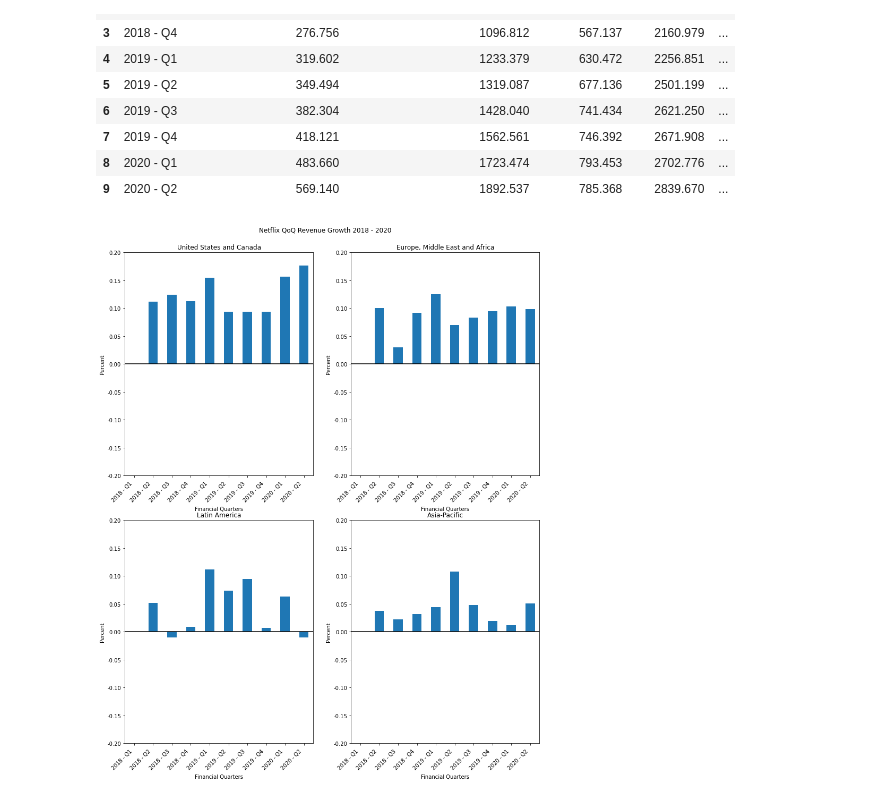
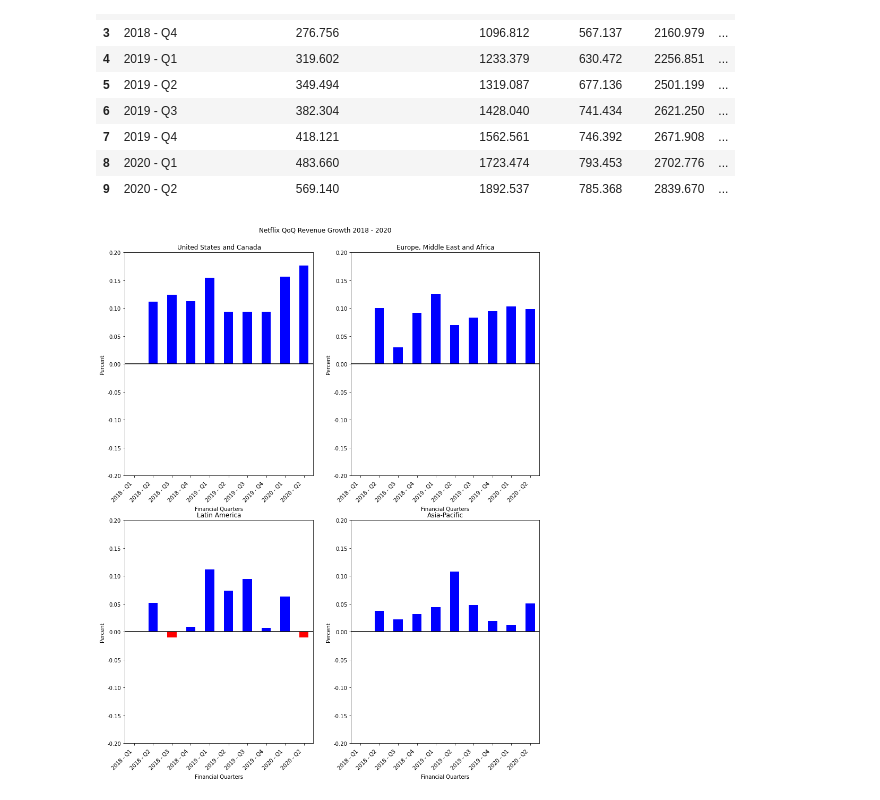
Before and after one commit to bryanngML/netflix_revenue_analysis, a Jupyter notebook: Netflix_Revenue_Analysis_r1.ipynb, the cells around one changed output. Cells and saved outputs as stored; diff of their text form; code cells hidden in the pictures.

```diff
--- a/Netflix_Revenue_Analysis_r1.ipynb
+++ b/Netflix_Revenue_Analysis_r1.ipynb
@@ -165,31 +165,31 @@ netflix_pivot_df
 # %%
 region_growth = ['United States and Canada',
                  'Europe, Middle East and Africa',
                  'Latin America',
                  'Asia-Pacific']
 yticks = []
 ystart = -0.20
 ystep = 0.05
 
 for count in range(9):
     yticks.append((count*ystep) + ystart)
 
 fig = plt.figure(figsize=(14,17))
 plt.suptitle("Netflix QoQ Revenue Growth 2018 - 2020", y=0.92)
 
 
 for i in range(4):
     ax1 = fig.add_subplot(2, 2, i+1)
-    ax1 = netflix_pivot_df.plot(kind='bar', x='Years', y=[region_growth[i] + ' Growth'], ax=ax1, legend=None)
+    ax1 = netflix_pivot_df.plot(kind='bar', x='Years', y=[region_growth[i] + ' Growth'], ax=ax1, legend=None, color=[np.where(netflix_pivot_df[region_growth[i] + ' Growth']>0, 'b', 'r')])
     ax1.set_title(region_growth[i], y=1.0)
     ax1.set_xlabel('Financial Quarters')
     ax1.set_xticklabels(x_labels, rotation=45, ha='right')
     ax1.set_ylabel('Percent')
     ax1.yaxis.set_major_formatter(FormatStrFormatter('%.2f'))
     ax1.set_yticks(yticks)
     ax1.axhline(y=0, color='black')
 
 plt.savefig("netflix_revenue_growth.jpg")
 plt.show()
 # %% [output]
-[figure, old version]
+[figure, new version]
```
Also changed, not shown: 1 other file.
